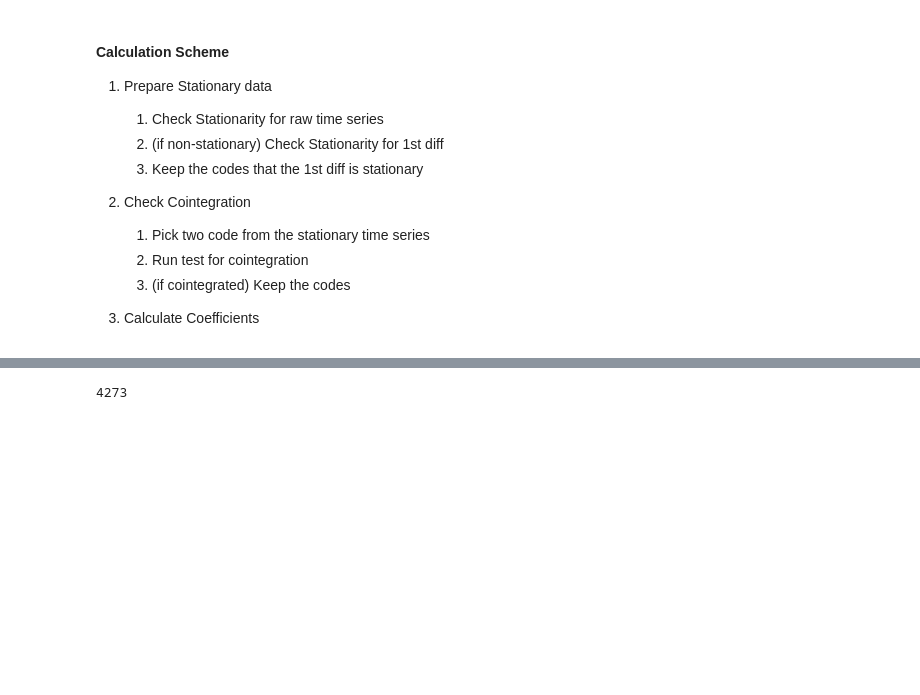
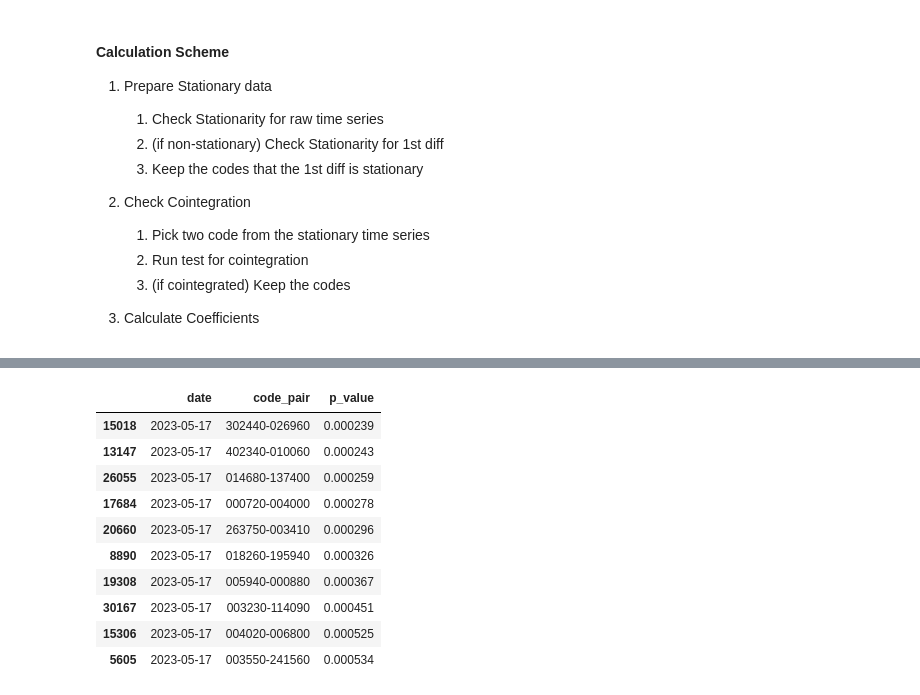
Before and after one commit to Seunghan-Kim/invest_model_excercise, a Jupyter notebook: Zone_Playground/njs_study/cointegration.ipynb, the cells around one changed output, grey strips where cells are left out. Cells and saved outputs as stored; diff of their text form; code cells hidden in the pictures; blank space fills up the shorter version.

```diff
--- a/Zone_Playground/njs_study/cointegration.ipynb
+++ b/Zone_Playground/njs_study/cointegration.ipynb
@@ -20,7 +20,7 @@ df_price = pd.read_pickle("df_price_price_only_f_20130101_t_20230919.pkl")
 # %%
 # code_list = df_price.code.unique().tolist()
 code_list = (
-    df_price.loc[lambda df : df.marcap > 5000_00_000_000]
+    df_price.loc[lambda df : df.marcap > 10_000_00_000_000]
     .code.unique().tolist()
 )
 # %%
@@ -59,0 +91,2 @@ df_close_log_diff_lag1 = df_close_log_diff.shift(1)
+# %%
+dates = get_dates()
@@ -154,3 +159,0 @@ for combi in combinations:
-# %%
-with open("l_of_cointegrated_combi.pkl", "rb") as f:
-    l_of_cointegrated_combi = pickle.load(f)
@@ -178,4 +159,0 @@ with open("l_of_cointegrated_combi.pkl", "rb") as f:
-# %%
-l_of_cointegrated_combi.__len__()
-# %% [output]
-4273
@@ -182,3 +190,37 @@ l_of_cointegrated_combi.__len__()
+# %%
+combinations = list(itertools.combinations(stationary_1st_diff_time_series, 2))
+
+l_of_cointegrated_combi_c = []
+for combi in combinations:
+
+    df_combi = (
+        df_close[[combi[0], combi[1]]]
+    )
+
+    for date in dates[-13:-12]:
+
+        test_result = calc_cointegration(df_combi, combi, date[0], date[1])
+        l_of_cointegrated_combi_c.append(test_result)
+# %%
+(
+    pd.DataFrame(l_of_cointegrated_combi_c)
+    # .loc[lambda df : df.code_pair == '005930-071050']
+    .loc[lambda df : df.p_value < 0.05]
+    .sort_values('p_value', ascending=True)
+
+).head(10)#.plot(x='date', y='p_value', kind='scatter')
+# %% [output]
+|  | date | code_pair | p_value |
+| 15018 | 2023-05-17 | 302440-026960 | 0.000239 |
+| 13147 | 2023-05-17 | 402340-010060 | 0.000243 |
+| 26055 | 2023-05-17 | 014680-137400 | 0.000259 |
+| 17684 | 2023-05-17 | 000720-004000 | 0.000278 |
+| 20660 | 2023-05-17 | 263750-003410 | 0.000296 |
+| 8890 | 2023-05-17 | 018260-195940 | 0.000326 |
+| 19308 | 2023-05-17 | 005940-000880 | 0.000367 |
+| 30167 | 2023-05-17 | 003230-114090 | 0.000451 |
+| 15306 | 2023-05-17 | 004020-006800 | 0.000525 |
+| 5605 | 2023-05-17 | 003550-241560 | 0.000534 |
 # %%
 # Example dictionary
 sorted_combi = sorted(l_of_cointegrated_combi, key=lambda x: x['p_value'])
```
Also changed, not shown: parts of 23 cells of this notebook.
